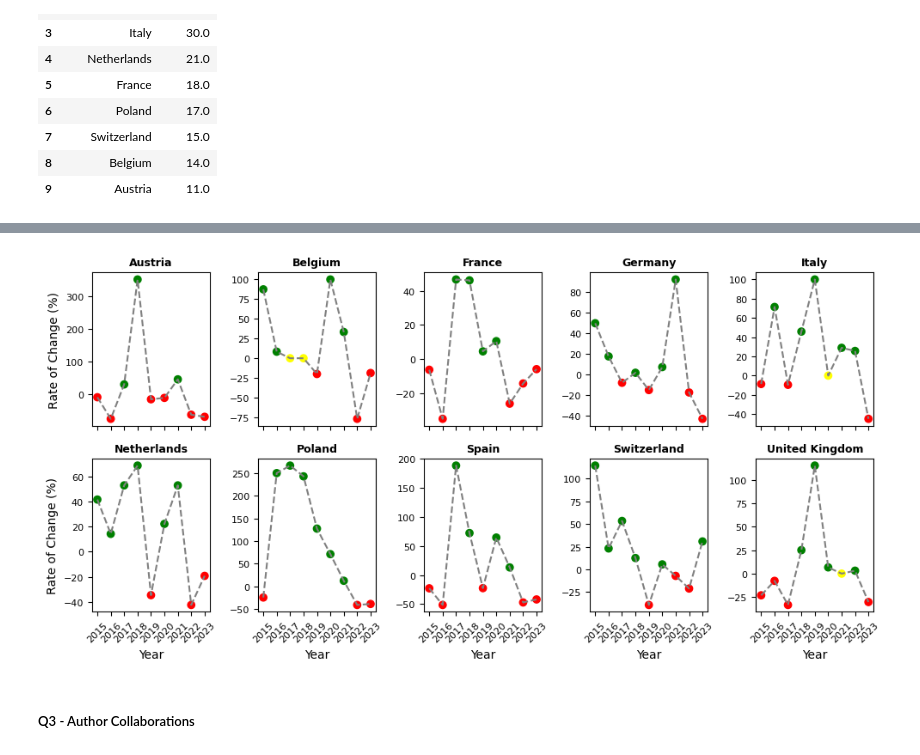
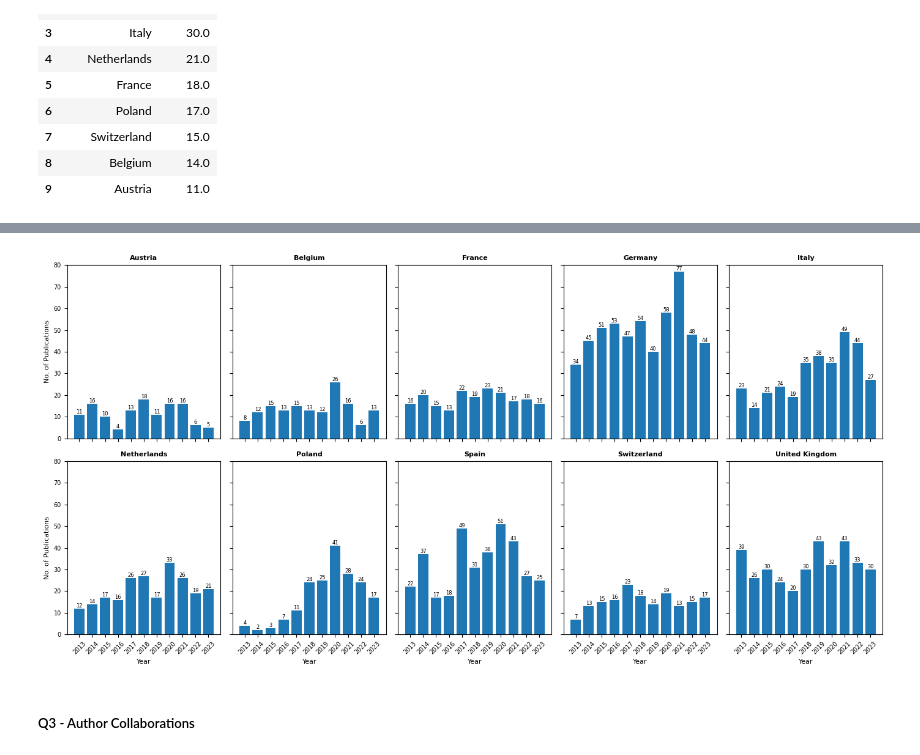
Before and after one commit to Arg-Pep/CS648---Project-ID-24-8, a Jupyter notebook: CS648 - Code.ipynb, the cells around one changed output, grey strips where cells are left out. Cells and saved outputs as stored; diff of their text form; code cells hidden in the pictures.

```diff
--- a/CS648 - Code.ipynb
+++ b/CS648 - Code.ipynb
@@ -1148,15 +1171,9 @@ plt.show()
 # %%
 # Rate of change from top 10 European countries with most number of publications
 
-# Calculate the rate of change every 2 years - a new df is created using the pivoted table
-europe_roc = Count_Europe.pct_change(periods=2) * 100
-
-# Drop the first two rows - 2013 and 2014 - as they have no value assigned
-europe_roc = europe_roc.drop([europe_roc.index[0],europe_roc.index[1]])
-
 # Select top 10 European countries with most number of publications
-europe_roc = europe_roc[['Austria', 'Belgium', 'France', 'Germany', 'Italy', 'Netherlands', 'Poland', 'Spain', 'Switzerland' ,'United Kingdom']]
-europe_roc['Pub_Year'] = europe_roc.index # reset index
+Count_Europe_top10 = Count_Europe[['Austria', 'Belgium', 'France', 'Germany', 'Italy', 'Netherlands', 'Poland', 'Spain', 'Switzerland' ,'United Kingdom']]
+Count_Europe_top10['Pub_Year'] = Count_Europe_top10.index # reset index
 
 # Replace Inf values with NaN
 #europe_roc.replace([np.inf, -np.inf], np.nan, inplace=True)
@@ -1163,42 +1186,44 @@ europe_roc['Pub_Year'] = europe_roc.index # reset index
 # %%
 # Extract the list of countries from df
-countries = europe_roc.columns.difference(['Pub_Year'])
+countries = Count_Europe_top10.columns.difference(['Pub_Year'])
 
 # Subplots
-fig, axes = plt.subplots(2, 5, figsize=(10, 5))
+fig, axes = plt.subplots(2, 5, figsize=(14, 7))
 
 # Flatten the axes array
 axes = axes.flatten()
 
 # Loop through each country and create the plot
 for i,country in enumerate(countries):
-    colours = ['green' if val > 0 else 'yellow' if val == 0 else 'red' for val in europe_roc[country]]
     ax = axes[i]
-    ax.plot(europe_roc['Pub_Year'], europe_roc[country], linestyle="--", color='gray', label="Rate of Change")
-    ax.scatter(europe_roc['Pub_Year'], europe_roc[country], color=colours)
-    ax.set_xticks(europe_roc['Pub_Year'])
-    ax.set_xticklabels(europe_roc['Pub_Year'], rotation=45, fontsize=8)
-    ax.tick_params(axis='y', labelsize=8)
-    ax.set_title(country, fontsize=9, weight='bold')
-    # ax.set_ylabel('Rate of Change (%)')
-    # ax.set_xlabel('Year', fontsize=10)
+    bars = ax.bar(Count_Europe_top10['Pub_Year'], Count_Europe_top10[country], label=Count_Europe_top10['Pub_Year'])
+    ax.set_xticks(Count_Europe_top10['Pub_Year'], labels=Count_Europe_top10['Pub_Year'], rotation= 45)
+    #ax.tick_params(axis='y', labelsize=7)  # Set the label size for y-axis
+    ax.set_ylim(0, 80)
+    ax.tick_params(axis='x', labelsize=7)  # Set the label size for x-axis
+    ax.set_title(country, fontsize=8, weight='bold')
+    # Add count value on top of each bar
+    for bar in bars:
+        yval = bar.get_height()
+        ax.text(bar.get_x() + bar.get_width()/2, yval, int(yval), ha='center', va='bottom', fontsize= 6)
 
     # Set y-label only on the leftmost column
-    if i % 5 == 0:
-        ax.set_ylabel('Rate of Change (%)')
-    # else:
-    #     ax.set_yticklabels([])
+    if i == 0 or i == 5:
+        ax.set_ylabel('No. of Publications', fontsize= 8)
+        ax.tick_params(axis='y', labelsize=7)  # Set the label size for y-axis
+    else:
+        ax.set_yticklabels([])
 
     # Set x-label only on the bottommost row
     if i // 5 == 1:
-        ax.set_xlabel('Year', fontsize=10)
+        ax.set_xlabel('Year', fontsize= 8)
     else:
         ax.set_xticklabels([])
 
 # Adjust layout
 plt.tight_layout()
 # %% [output]
-[figure, old version]
+[figure, new version]
 # %% [markdown]
 ##### Q3 - Author Collaborations
 # %%
```
Also changed, not shown: parts of 13 cells of this notebook, 6 other files.
